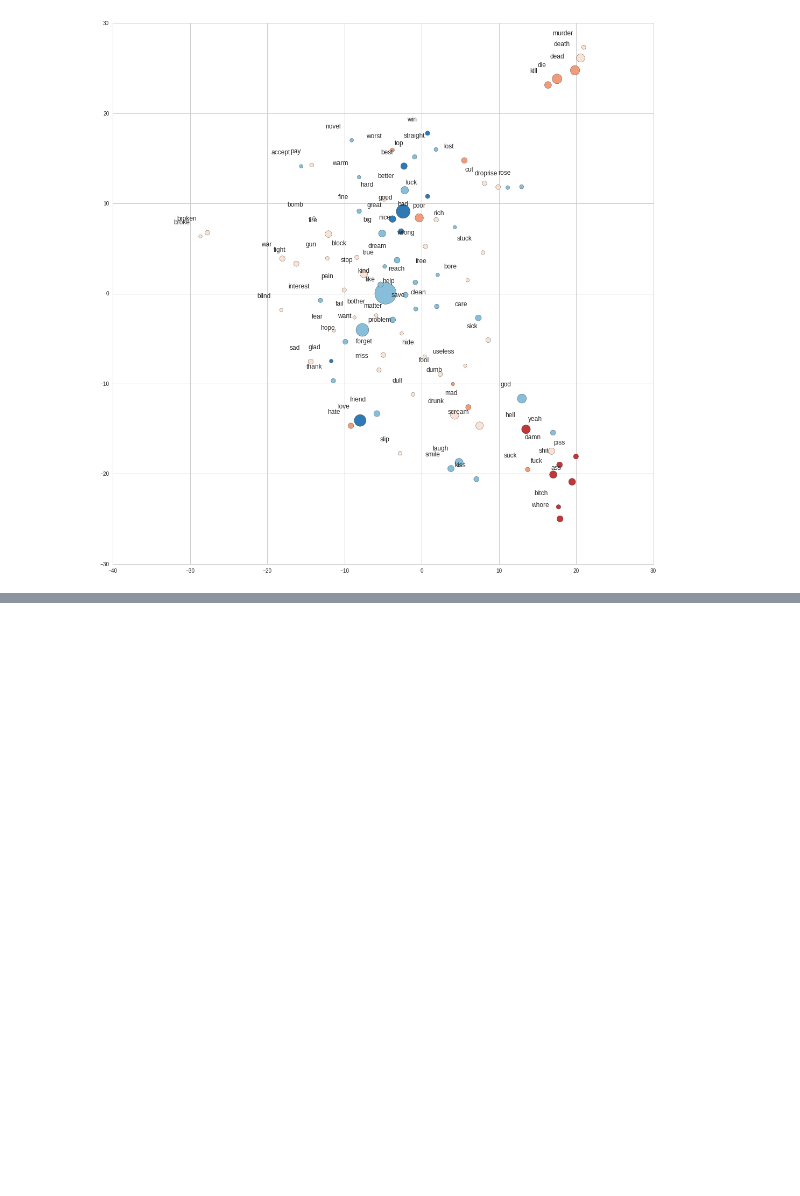
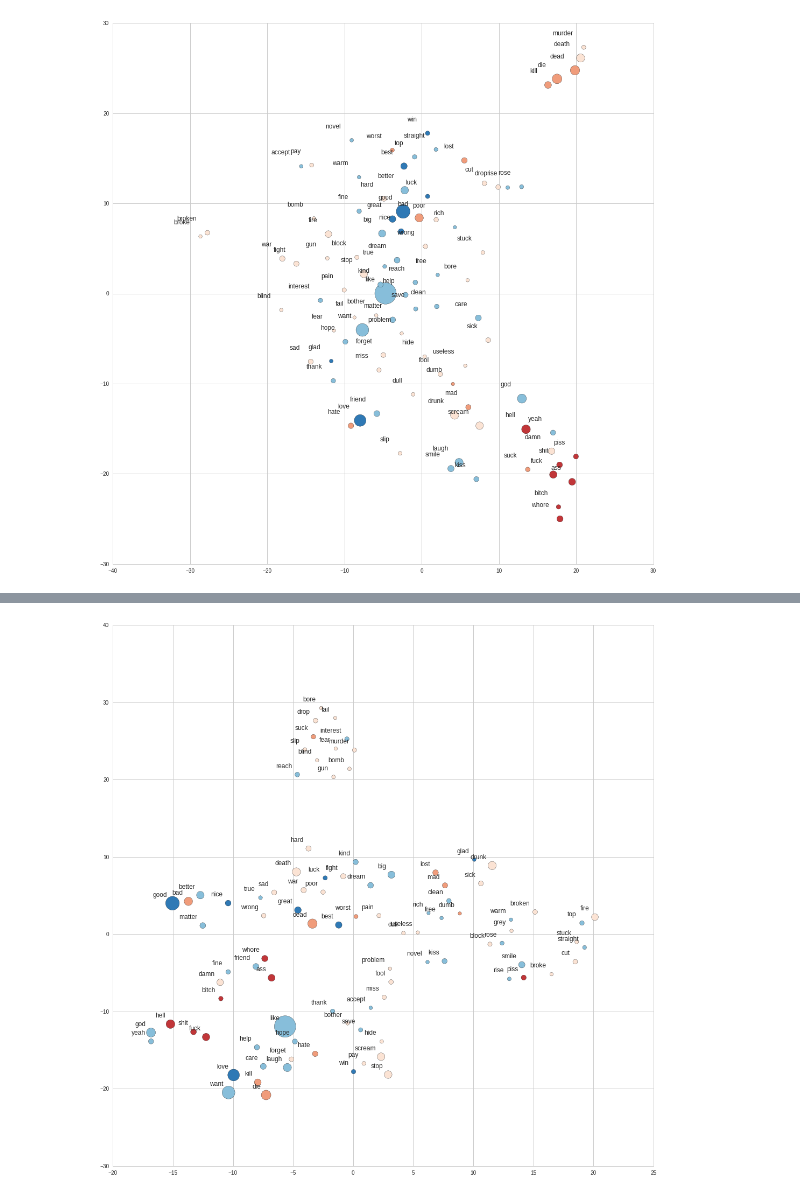
Before and after one commit to masta-g3/summer_networks, a Jupyter notebook: bukowski_networks/sentiment_bukowski.ipynb, the cells around one changed output, grey strips where cells are left out. Saved outputs shown, nothing was run; the diff lists cells and outputs as text; code cells hidden in the pictures; blank space fills up the shorter version.

Commit message:
custom word2vac

```diff
--- a/bukowski_networks/sentiment_bukowski.ipynb
+++ b/bukowski_networks/sentiment_bukowski.ipynb
@@ -239,0 +257,13 @@ As further development, it would be interesting to train the word2vec model with
+# %%
+plt.rcParams['figure.figsize'] = (18.0, 18.0)
+cmap = ListedColormap(palette)
+plt.scatter(word_viz[:, 0], word_viz[:, 1], c=word_c, s=word_s, cmap=cmap)
+
+for label, x, y in zip(word_y, word_viz[:, 0], word_viz[:, 1]):
+    plt.annotate(
+        label,
+        xy = (x, y), xytext = (-10, 10), fontsize=12,
+        textcoords = 'offset points', ha = 'right', va = 'bottom'
+        )
+# %% [output]
+[figure, added]
```
Also changed, not shown: parts of 12 cells of this notebook, 5 other files.
